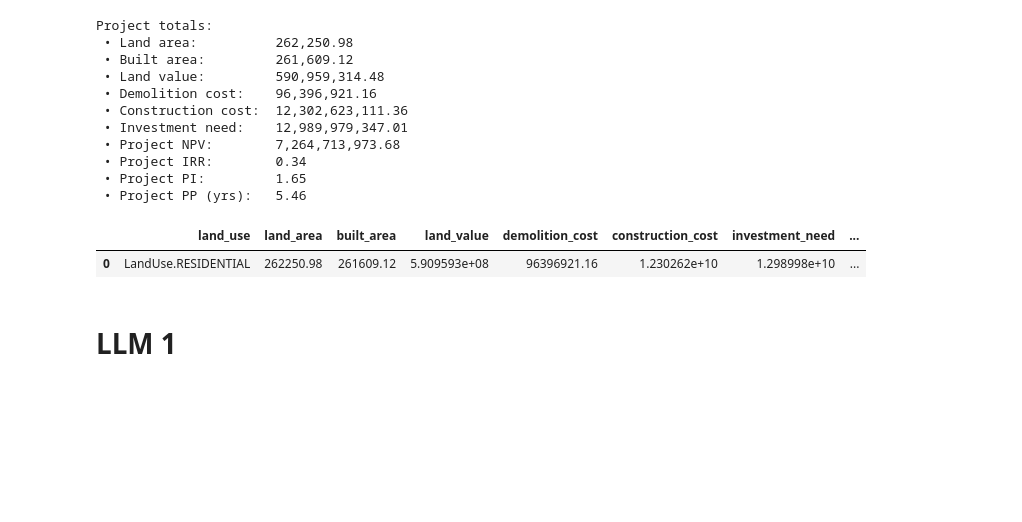
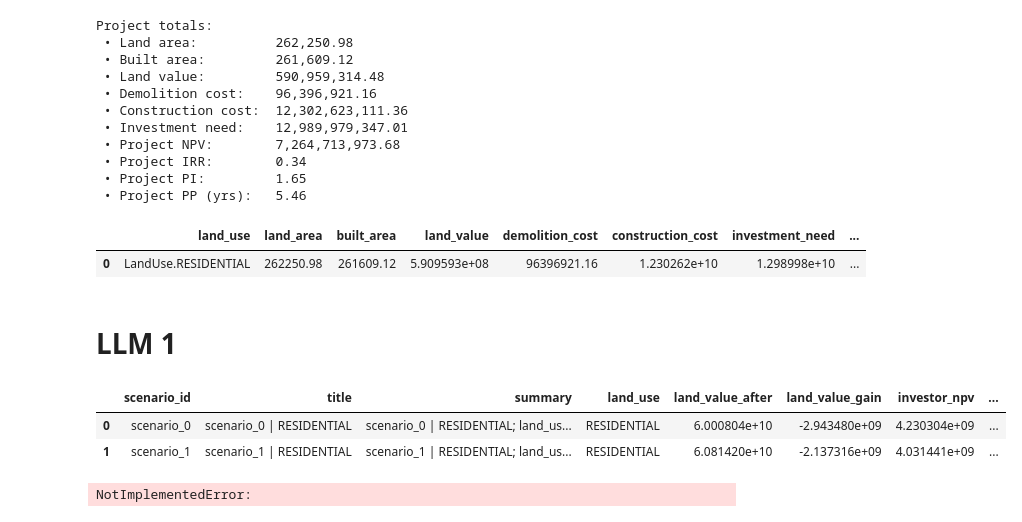
Before and after one commit to Mvin8/Urbanomy, a Jupyter notebook: examples/gatchina_scenarios.ipynb, the cells around one changed output. Saved outputs shown, nothing was run; the diff lists cells and outputs as text; code cells hidden in the pictures; blank space fills up the shorter version.

Commit message:
example of pareto selection

```diff
--- a/examples/gatchina_scenarios.ipynb
+++ b/examples/gatchina_scenarios.ipynb
@@ -1186,0 +1201,6 @@ Project totals:
+# %%
+pareto_df
+# %% [output]
+|  | scenario_id | title | summary | land_use | land_value_after | land_value_gain | investor_npv | ... |
+| 0 | scenario_0 | scenario_0 | RESIDENTIAL | scenario_0 | RESIDENTIAL; land_us... | RESIDENTIAL | 6.000804e+10 | -2.943480e+09 | 4.230304e+09 | ... |
+| 1 | scenario_1 | scenario_1 | RESIDENTIAL | scenario_1 | RESIDENTIAL; land_us... | RESIDENTIAL | 6.081420e+10 | -2.137316e+09 | 4.031441e+09 | ... |
@@ -1186,0 +1215,6 @@ Project totals:
+# %%
+pss.select_best(
+    scenarios=pareto_df
+)
+# %% [output]
+NotImplementedError:
```
Also changed, not shown: parts of 14 cells of this notebook.
